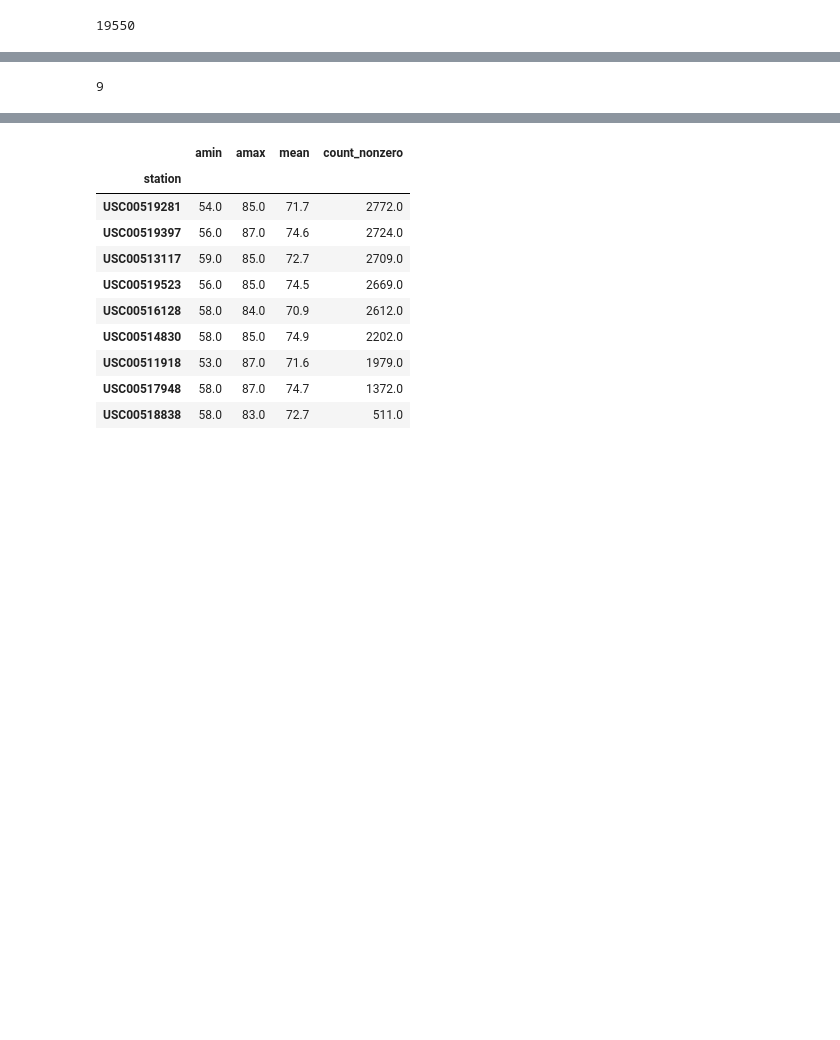
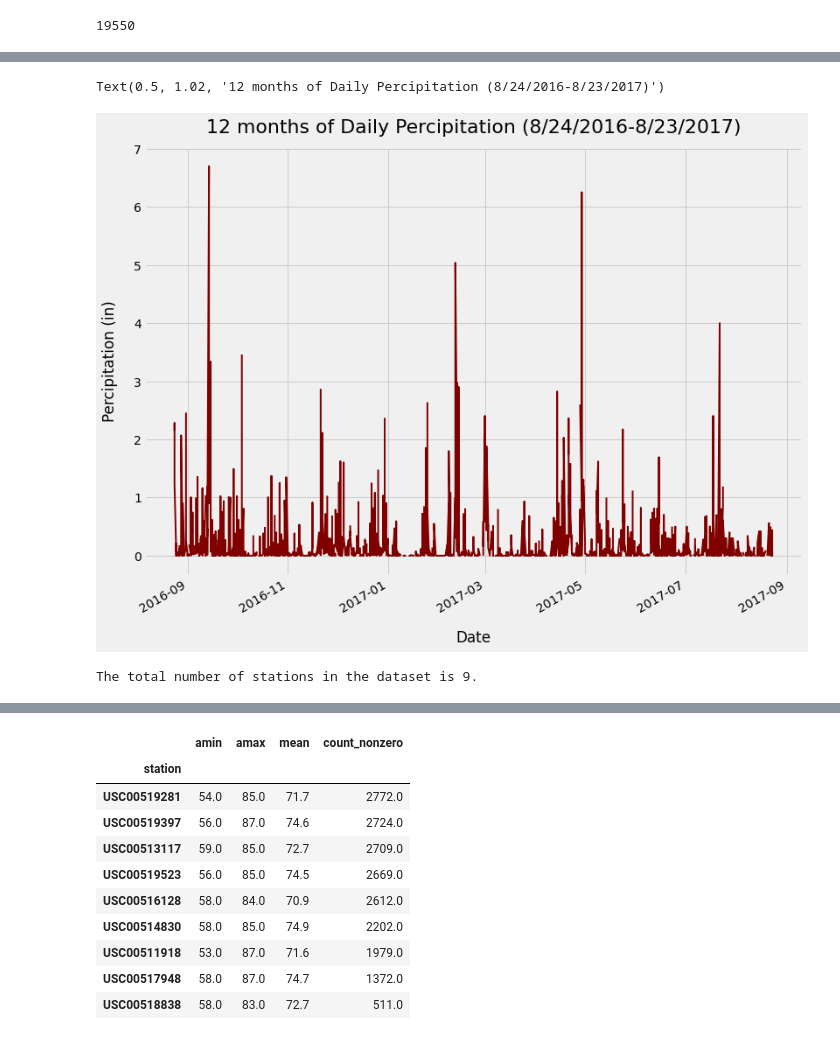
Before and after one commit to SamHoney71/sqlalchemy-challenge, a Jupyter notebook: climate_jeter.ipynb, the cells around one changed output, grey strips where cells are left out. Saved outputs shown, nothing was run; the diff lists cells and outputs as text; code cells hidden in the pictures; blank space fills up the shorter version.

Commit message:
Perciptation Graph done

```diff
--- a/climate_jeter.ipynb
+++ b/climate_jeter.ipynb
@@ -131,0 +160,15 @@ print(measurement_count)
+# %%
+#get percipitation data for last 12 months of dataset
+sel = [Measurement.date,
+      Measurement.prcp]
+
+last_12_months_prcp = session.query(*sel).\
+    filter(func.strftime(Measurement.date) > "2016-08-23").all()
+
+#convert to a dataframe
+last_12_df=pd.DataFrame(last_12_months_prcp)
+
+# convert datetime
+last_12_df['date'] = pd.to_datetime(last_12_df['date'])
+# Ensure datatime format
+last_12_df.info()
@@ -132,3 +185,13 @@ print(measurement_count)
+# %%
+#plot the last twelve months as a run chart
+last_12_df.index
+last_12_df.set_index('date')['prcp'].plot(figsize=(12,10), linewidth=2.0, color='maroon')
+plt.xlabel("Date", labelpad=18)
+plt.ylabel("Percipitation (in)", labelpad=18)
+plt.title("12 months of Daily Percipitation (8/24/2016-8/23/2017)", y=1.02, fontsize = 22)
+# %% [output]
+Text(0.5, 1.02, '12 months of Daily Percipitation (8/24/2016-8/23/2017)')
+[figure, added]
 # %%
 # Design a query to retrieve the last 12 months of precipitation data and plot the results
 
@@ -147,6 +211,6 @@ print(measurement_count)
 # %%
 # Design a query to show how many stations are available in this dataset?
 station_observations = session.query(Measurement).group_by(Measurement.station).count()
-print(station_observations)
+print(f"The total number of stations in the dataset is {station_observations}.")
 # %% [output]
-9
+The total number of stations in the dataset is 9.
```
Also changed, not shown: parts of 10 cells of this notebook.
